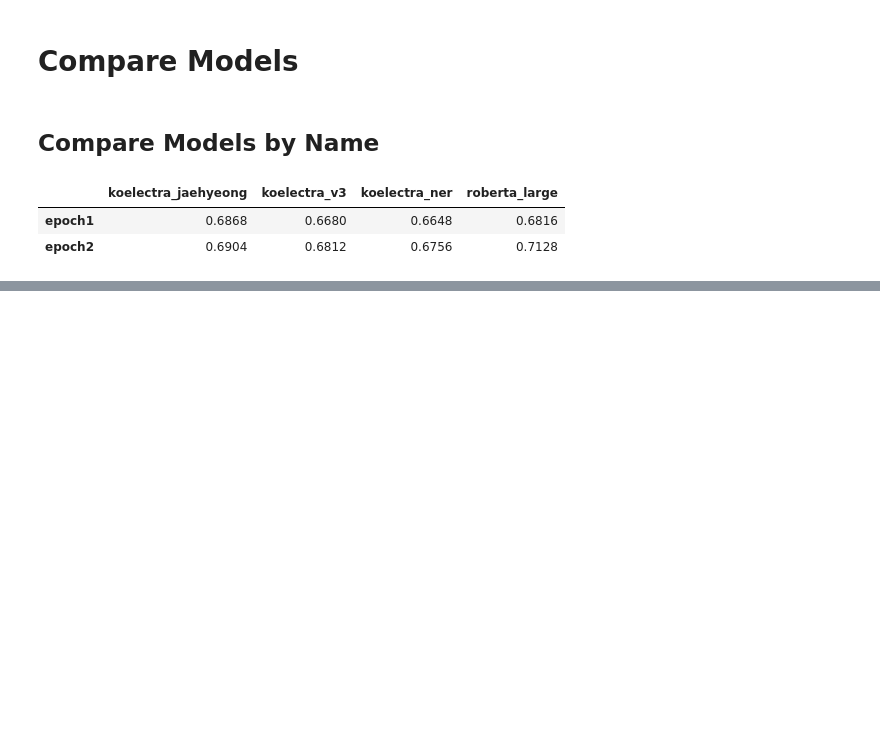
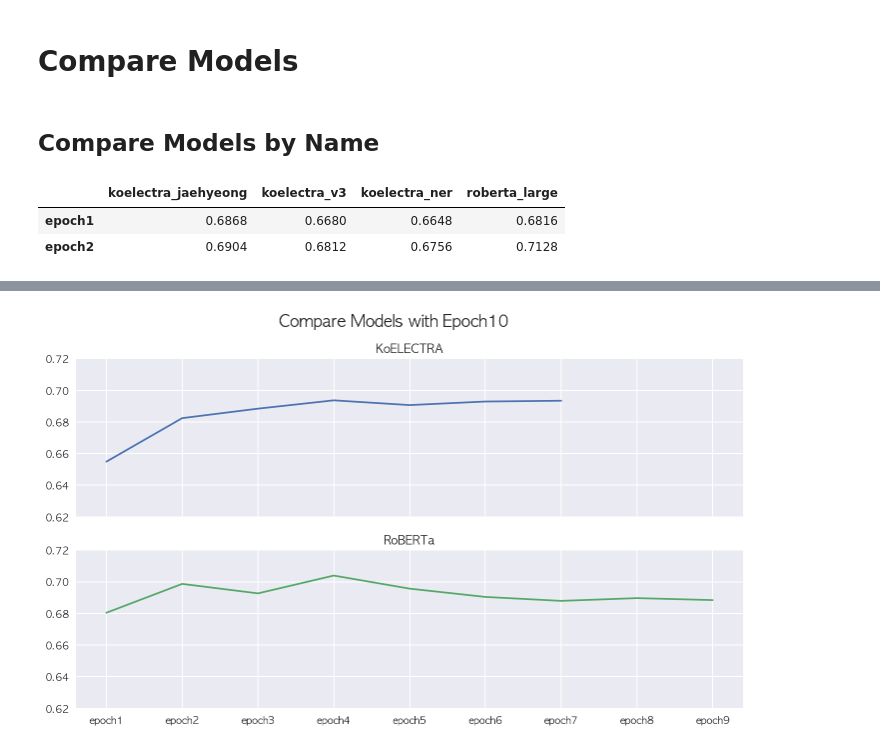
Before and after one commit to minyeamer/auto-raiting, a Jupyter notebook: notebooks/compare.ipynb, the cells around one changed output, grey strips where cells are left out. Cells and saved outputs as stored; diff of their text form; code cells hidden in the pictures; blank space fills up the shorter version.

```diff
--- a/notebooks/compare.ipynb
+++ b/notebooks/compare.ipynb
@@ -87,0 +110,4 @@ plt.show()
+# %%
+compare_list = ['koelectra_epoch10','roberta_epoch10']
+history = read_history(compare_list, METRIC, root_dir='./saved/models')
+history
@@ -87,0 +125,11 @@ plt.show()
+# %%
+ax = history.plot.line(subplots=True, legend=False, figsize=(10,6))
+ax[0].set_ylim(ymin=0.62, ymax=0.72)
+ax[0].set_title('KoELECTRA')
+ax[1].set_ylim(ymin=0.62, ymax=0.72)
+ax[1].set_title('RoBERTa')
+plt.suptitle('Compare Models with Epoch10', fontsize=16)
+plt.tight_layout()
+plt.show()
+# %% [output]
+[figure, added]
```
Also changed, not shown: parts of 10 cells of this notebook, 1 other file.
